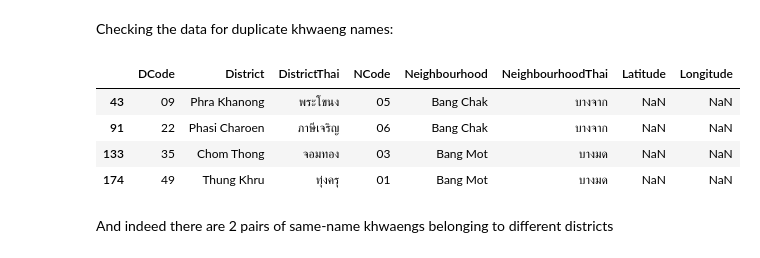
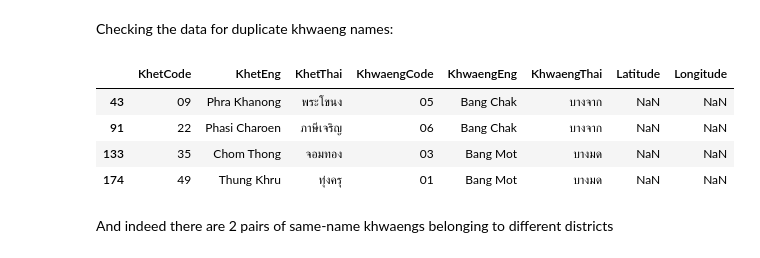
Before and after one commit to mislavskii/ibm-ds-pro-capstone, a Jupyter notebook: Bangkok-Khwaengs-Discover.ipynb, the cells around one changed output. Saved outputs shown, nothing was run; the diff lists cells and outputs as text; code cells hidden in the pictures.

```diff
--- a/Bangkok-Khwaengs-Discover.ipynb
+++ b/Bangkok-Khwaengs-Discover.ipynb
@@ -258,10 +258,10 @@ Applying the .describe() method to the dataframe instantly reveals an anomaly: t
 # %% [markdown]
 Checking the data for duplicate khwaeng names:
 # %%
-dup = bkk_khwaengs[bkk_khwaengs.duplicated(subset='Neighbourhood', keep=False)]
+dup = bkk_khwaengs[bkk_khwaengs.duplicated(subset='KhwaengEng', keep=False)]
 dup
 # %% [output]
-|  | DCode | District | DistrictThai | NCode | Neighbourhood | NeighbourhoodThai | Latitude | Longitude |
+|  | KhetCode | KhetEng | KhetThai | KhwaengCode | KhwaengEng | KhwaengThai | Latitude | Longitude |
 | 43 | 09 | Phra Khanong | พระโขนง | 05 | Bang Chak | บางจาก | NaN | NaN |
 | 91 | 22 | Phasi Charoen | ภาษีเจริญ | 06 | Bang Chak | บางจาก | NaN | NaN |
 | 133 | 35 | Chom Thong | จอมทอง | 03 | Bang Mot | บางมด | NaN | NaN |
```
Also changed, not shown: parts of 7 cells of this notebook, 4 other files.
